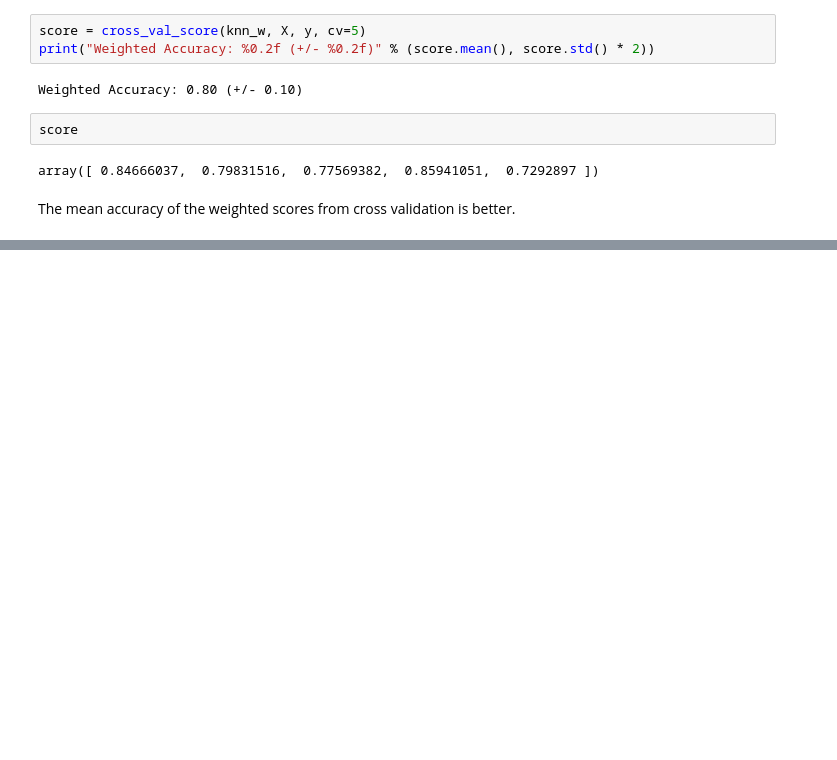
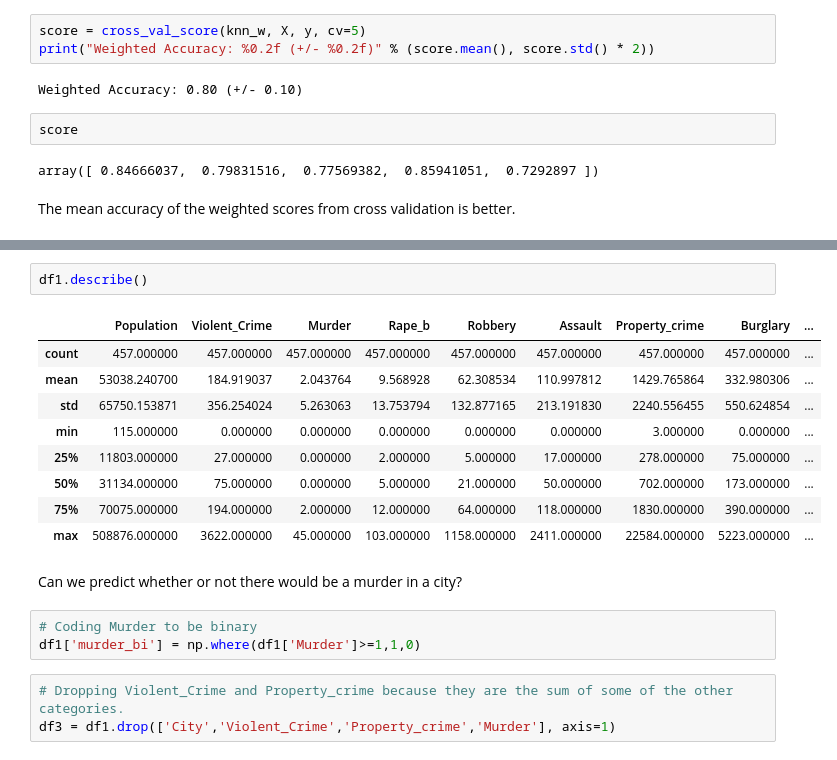
Before and after one commit to jlinGG/Thinkful-DS-Bootcamp, a Jupyter notebook: California-2013-crime-data.ipynb, the cells around one changed output, grey strips where cells are left out. Saved outputs shown, nothing was run; the diff lists cells and outputs as text; blank space fills up the shorter version.

```diff
--- a/California-2013-crime-data.ipynb
+++ b/California-2013-crime-data.ipynb
@@ -425,0 +442,20 @@ OLS is a parametric modelling method.  We can use the coefficents of the paramet
+# %%
+df1.describe()
+# %% [output]
+|  | Population | Violent_Crime | Murder | Rape_b | Robbery | Assault | Property_crime | Burglary | ... |
+| count | 457.000000 | 457.000000 | 457.000000 | 457.000000 | 457.000000 | 457.000000 | 457.000000 | 457.000000 | ... |
+| mean | 53038.240700 | 184.919037 | 2.043764 | 9.568928 | 62.308534 | 110.997812 | 1429.765864 | 332.980306 | ... |
+| std | 65750.153871 | 356.254024 | 5.263063 | 13.753794 | 132.877165 | 213.191830 | 2240.556455 | 550.624854 | ... |
+| min | 115.000000 | 0.000000 | 0.000000 | 0.000000 | 0.000000 | 0.000000 | 3.000000 | 0.000000 | ... |
+| 25% | 11803.000000 | 27.000000 | 0.000000 | 2.000000 | 5.000000 | 17.000000 | 278.000000 | 75.000000 | ... |
+| 50% | 31134.000000 | 75.000000 | 0.000000 | 5.000000 | 21.000000 | 50.000000 | 702.000000 | 173.000000 | ... |
+| 75% | 70075.000000 | 194.000000 | 2.000000 | 12.000000 | 64.000000 | 118.000000 | 1830.000000 | 390.000000 | ... |
+| max | 508876.000000 | 3622.000000 | 45.000000 | 103.000000 | 1158.000000 | 2411.000000 | 22584.000000 | 5223.000000 | ... |
+# %% [markdown]
+Can we predict whether or not there would be a murder in a city?
+# %%
+# Coding Murder to be binary
+df1['murder_bi'] = np.where(df1['Murder']>=1,1,0)
+# %%
+# Dropping Violent_Crime and Property_crime because they are the sum of some of the other categories.
+df3 = df1.drop(['City','Violent_Crime','Property_crime','Murder'], axis=1)
```
Also changed, not shown: parts of 16 cells of this notebook.
